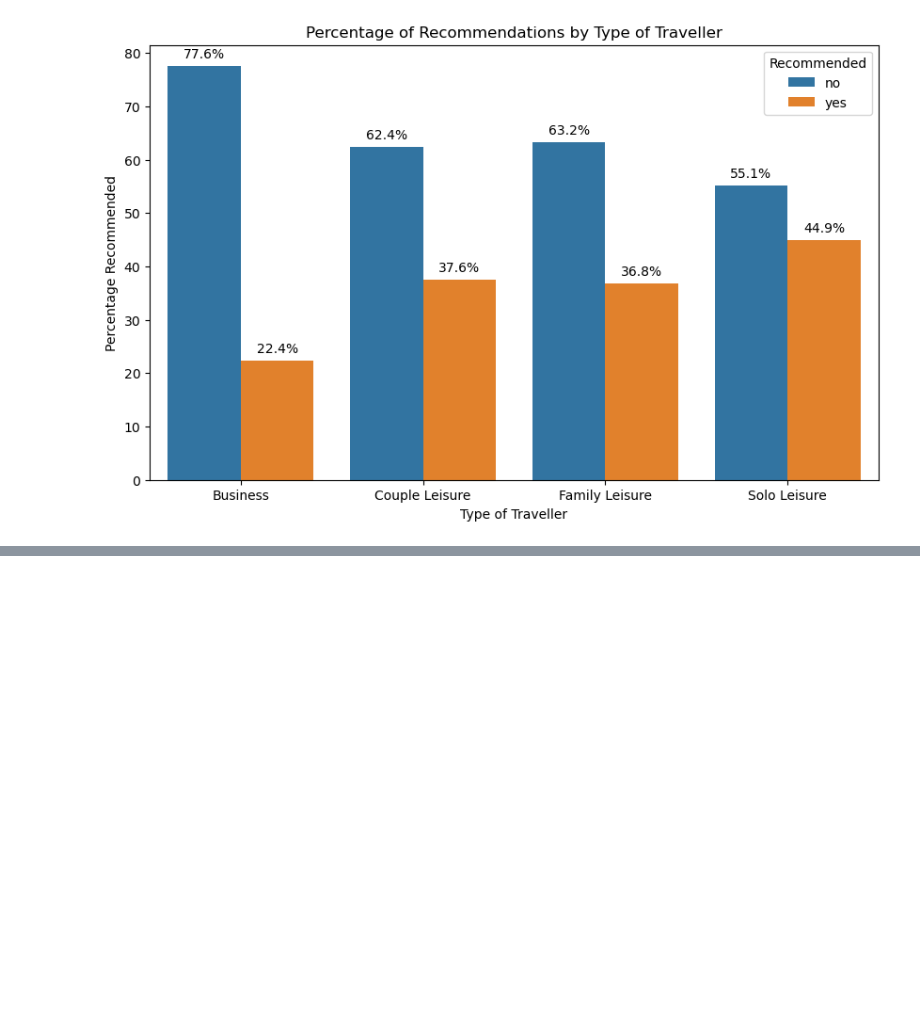
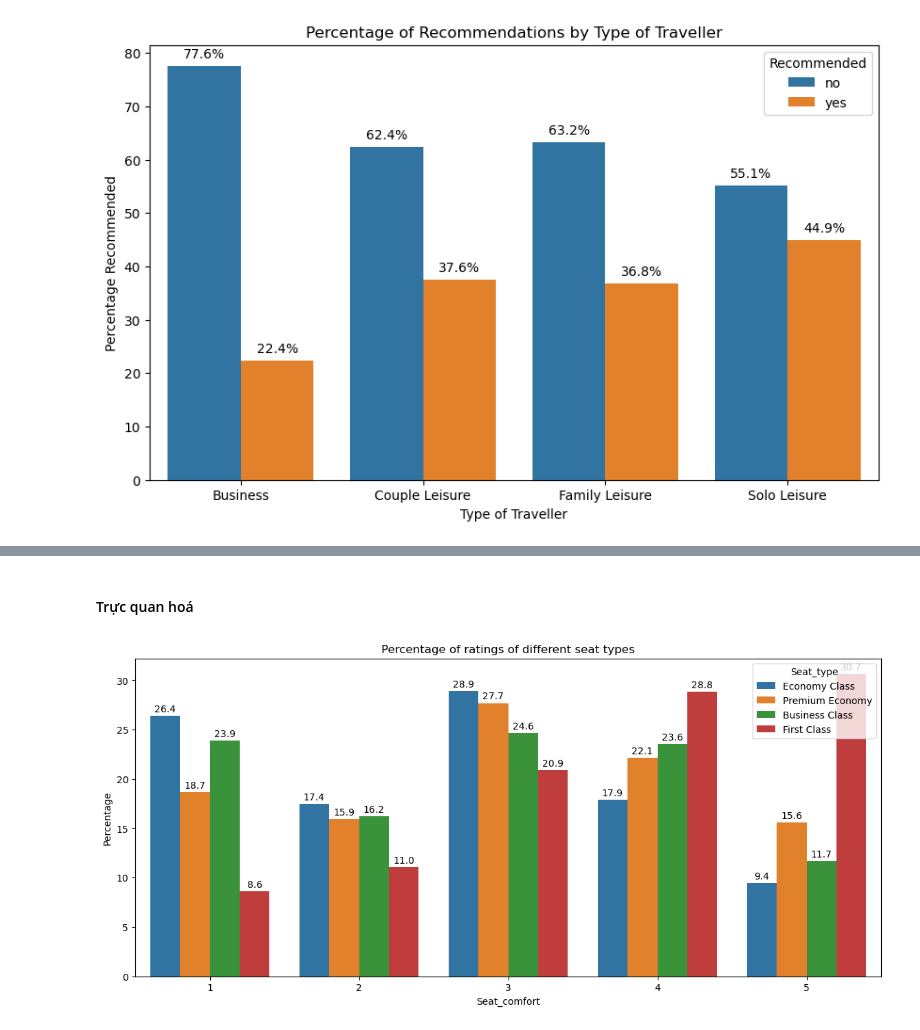
Before and after one commit to NgHuyen137/Intro2DS_Project, a Jupyter notebook: notebooks/3.0-eda.ipynb, the cells around one changed output, grey strips where cells are left out. Saved outputs shown, nothing was run; the diff lists cells and outputs as text; code cells hidden in the pictures; blank space fills up the shorter version.

```diff
--- a/notebooks/3.0-eda.ipynb
+++ b/notebooks/3.0-eda.ipynb
@@ -81,0 +91,8 @@ plt.show()
+# %%
+group_by_seat_type = cleaned_df.groupby('Seat_type')['Seat_comfort'].value_counts(normalize=True) * 100
+
+data = {'Seat_type': group_by_seat_type.index.get_level_values('Seat_type'),
+        'Seat_comfort': group_by_seat_type.index.get_level_values('Seat_comfort'),
+        'Percentage': group_by_seat_type.values}
+df = pd.DataFrame(data)
+df
@@ -81,0 +117,13 @@ plt.show()
+# %% [markdown]
+#### Trực quan hoá
+# %%
+plt.figure(figsize=(14, 6))
+ax = sns.barplot(x='Seat_comfort', y='Percentage', hue='Seat_type',
+                 hue_order=['Economy Class', 'Premium Economy', 'Business Class', 'First Class'], data=df)
+
+# Hiển thị số trên mỗi cột
+for container in ax.containers:
+    ax.bar_label(container, fmt='%.1f', padding=2)
+plt.title('Percentage of ratings of different seat types');
+# %% [output]
+[figure, added]
```
Also changed, not shown: parts of 6 cells of this notebook.
